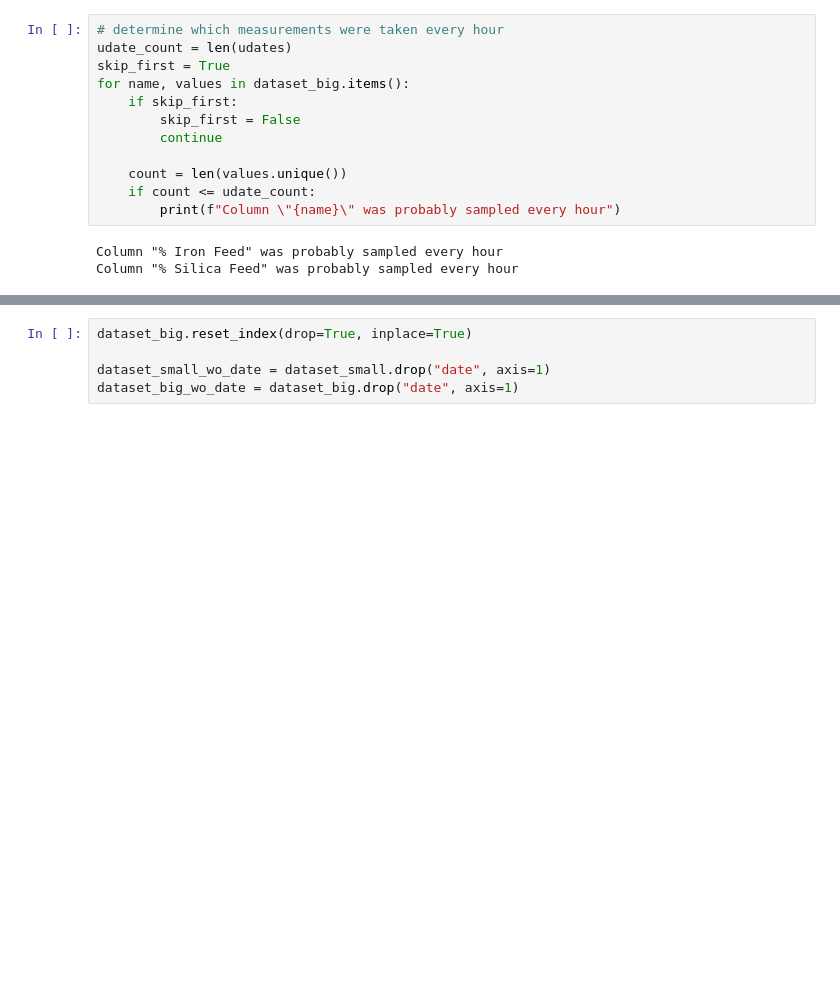
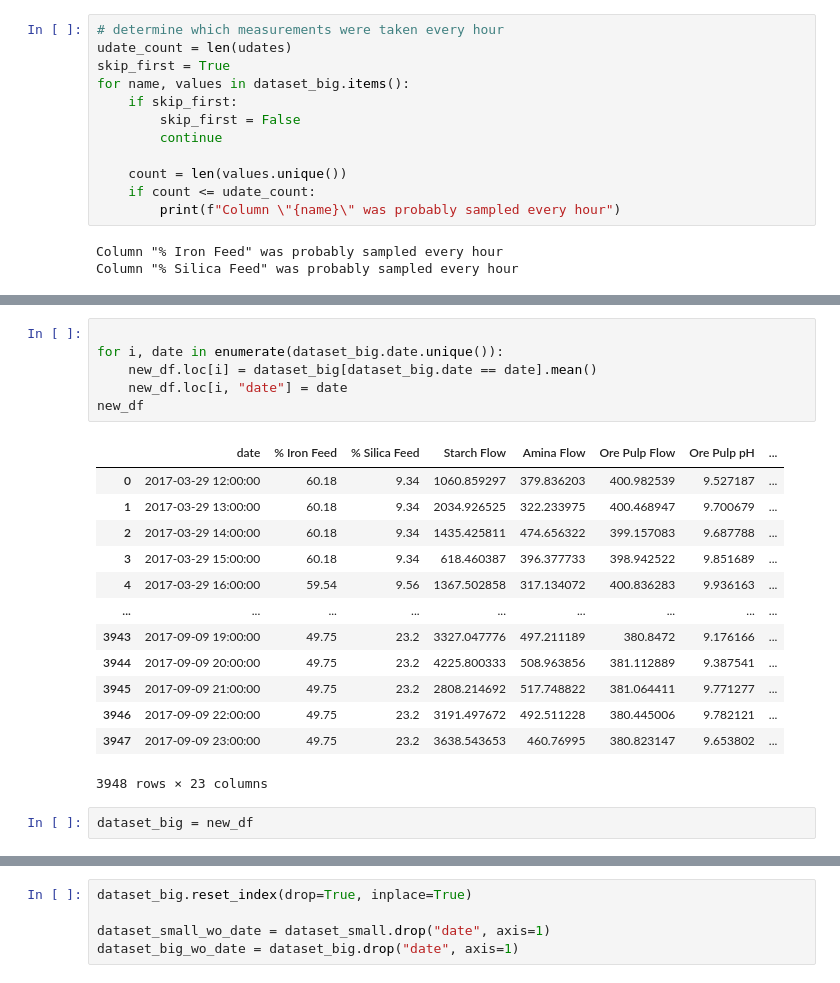
Before and after one commit to Unexp1ainable/ADAML-Project1, a Jupyter notebook: project_sam.ipynb, the cells around one changed output, grey strips where cells are left out. Drawn from its saved outputs; the diff is of its cells as text; blank space fills up the shorter version.

```diff
--- a/project_sam.ipynb
+++ b/project_sam.ipynb
@@ -161 +183,23 @@ Column "% Silica Feed" was probably sampled every hour
+# %%
+
+for i, date in enumerate(dataset_big.date.unique()):
+    new_df.loc[i] = dataset_big[dataset_big.date == date].mean()
+    new_df.loc[i, "date"] = date
+new_df
+# %% [output]
+|  | date | % Iron Feed | % Silica Feed | Starch Flow | Amina Flow | Ore Pulp Flow | Ore Pulp pH | ... |
+| 0 | 2017-03-29 12:00:00 | 60.18 | 9.34 | 1060.859297 | 379.836203 | 400.982539 | 9.527187 | ... |
+| 1 | 2017-03-29 13:00:00 | 60.18 | 9.34 | 2034.926525 | 322.233975 | 400.468947 | 9.700679 | ... |
+| 2 | 2017-03-29 14:00:00 | 60.18 | 9.34 | 1435.425811 | 474.656322 | 399.157083 | 9.687788 | ... |
+| 3 | 2017-03-29 15:00:00 | 60.18 | 9.34 | 618.460387 | 396.377733 | 398.942522 | 9.851689 | ... |
+| 4 | 2017-03-29 16:00:00 | 59.54 | 9.56 | 1367.502858 | 317.134072 | 400.836283 | 9.936163 | ... |
+| ... | ... | ... | ... | ... | ... | ... | ... | ... |
+| 3943 | 2017-09-09 19:00:00 | 49.75 | 23.2 | 3327.047776 | 497.211189 | 380.8472 | 9.176166 | ... |
+| 3944 | 2017-09-09 20:00:00 | 49.75 | 23.2 | 4225.800333 | 508.963856 | 381.112889 | 9.387541 | ... |
+| 3945 | 2017-09-09 21:00:00 | 49.75 | 23.2 | 2808.214692 | 517.748822 | 381.064411 | 9.771277 | ... |
+| 3946 | 2017-09-09 22:00:00 | 49.75 | 23.2 | 3191.497672 | 492.511228 | 380.445006 | 9.782121 | ... |
+| 3947 | 2017-09-09 23:00:00 | 49.75 | 23.2 | 3638.543653 | 460.76995 | 380.823147 | 9.653802 | ... |
+3948 rows × 23 columns
+# %%
+dataset_big = new_df
 # %%
```
Also changed, not shown: parts of 5 cells of this notebook, 2 other files.
